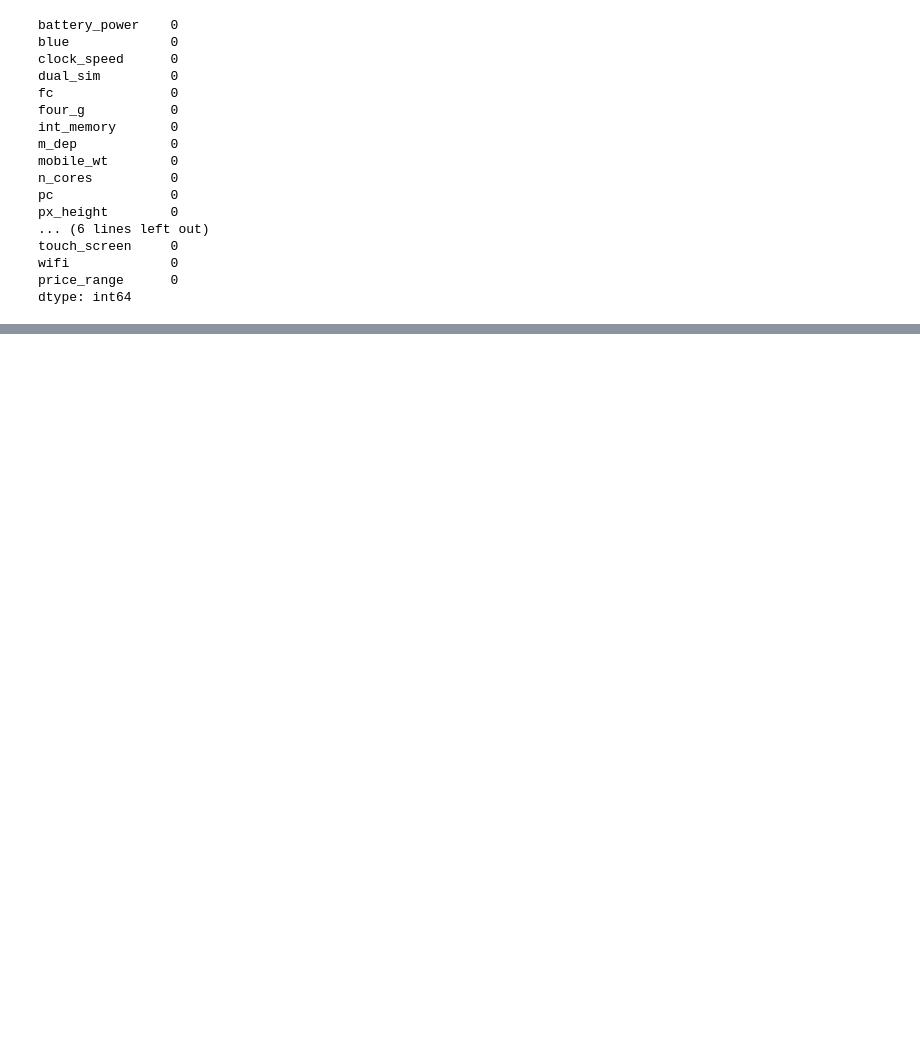
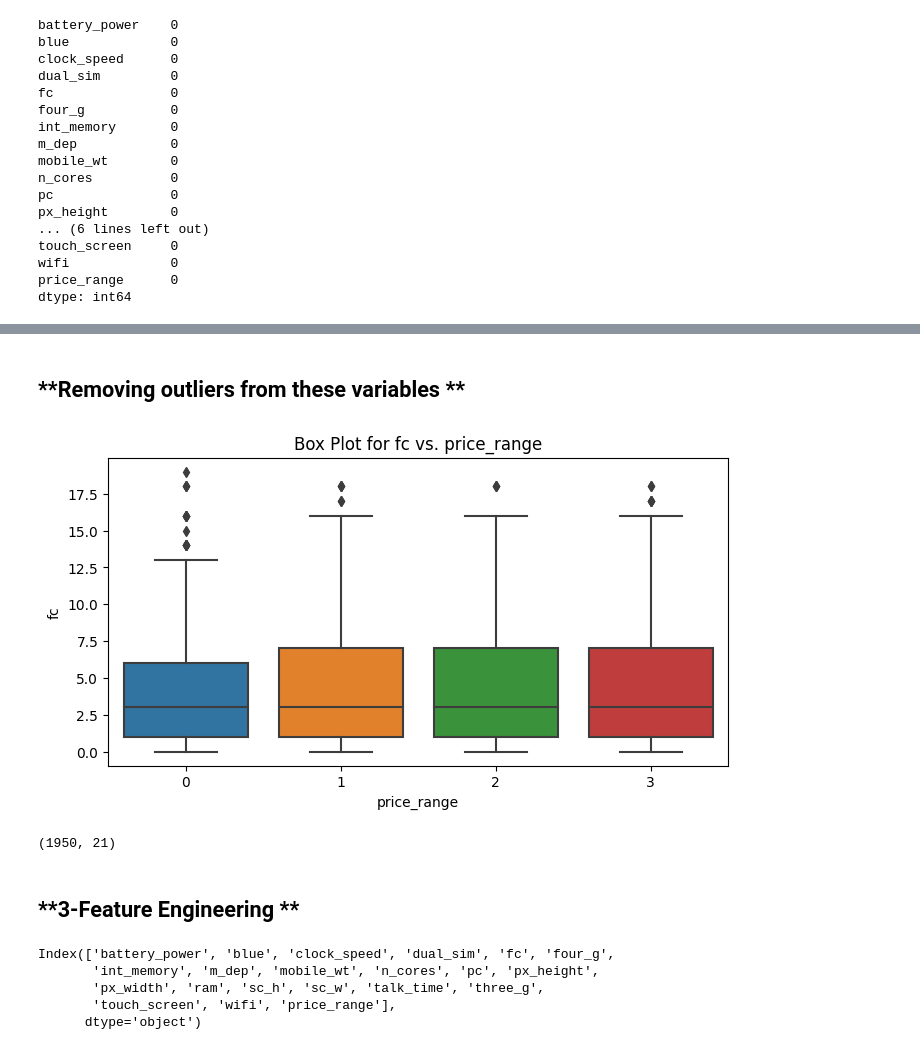
Before and after one commit to surajjorwar/Decision-Tree, a Jupyter notebook: Mobile_price_prediction_.ipynb, the cells around one changed output, grey strips where cells are left out. Cells and saved outputs as stored; diff of their text form; code cells hidden in the pictures; blank space fills up the shorter version.

```diff
--- a/Mobile_price_prediction_.ipynb
+++ b/Mobile_price_prediction_.ipynb
@@ -188,0 +215,48 @@ dtype: int64
+# %% [markdown]
+## **Removing outliers  from these variables **
+# %%
+plt.figure(figsize=(8, 4))
+sns.boxplot(x="price_range", y="fc", data=df)
+plt.title(f'Box Plot for fc vs. price_range')
+plt.show()
+# %% [output]
+[figure, added]
+# %%
+#splitting data according to price_range categories  ct0 = price_range 0
+data = df
+ct0 = data[data['price_range']==0]
+ct1 = data[data['price_range']==1]
+ct2 = data[data['price_range']==2]
+ct3 = data[data['price_range']==3]
+
+#creating a function  to remove outliers
+def remove_outliers(data):
+  for colm in  ['ram','fc','px_height','sc_w']:
+    q1= data[colm].quantile(0.25)
+    q3= data[colm].quantile(0.75)
+    IQR = q3 - q1
+    lower_bound = q1 - 1.5 * IQR
+    upper_bound = q3 + 1.5 * IQR
+    data =  data[(data[colm] >= lower_bound) & (data[colm] <= upper_bound)]
+  return data
+
+#removing outliers from 'ram','fc','px_height','sc_w' colimns
+
+cleaned_ct0 = remove_outliers(ct0)
+cleaned_ct1 = remove_outliers(ct1)
+cleaned_ct2 = remove_outliers(ct2)
+cleaned_ct3 = remove_outliers(ct3)
+df= pd.concat([cleaned_ct0 , cleaned_ct1 , cleaned_ct2 , cleaned_ct3])
+df.shape
+# %% [output]
+(1950, 21)
+# %% [markdown]
+## **3-Feature Engineering **
+# %%
+df.columns
+# %% [output]
+Index(['battery_power', 'blue', 'clock_speed', 'dual_sim', 'fc', 'four_g',
+       'int_memory', 'm_dep', 'mobile_wt', 'n_cores', 'pc', 'px_height',
+       'px_width', 'ram', 'sc_h', 'sc_w', 'talk_time', 'three_g',
+       'touch_screen', 'wifi', 'price_range'],
+      dtype='object')
```
Also changed, not shown: parts of 27 cells of this notebook.
